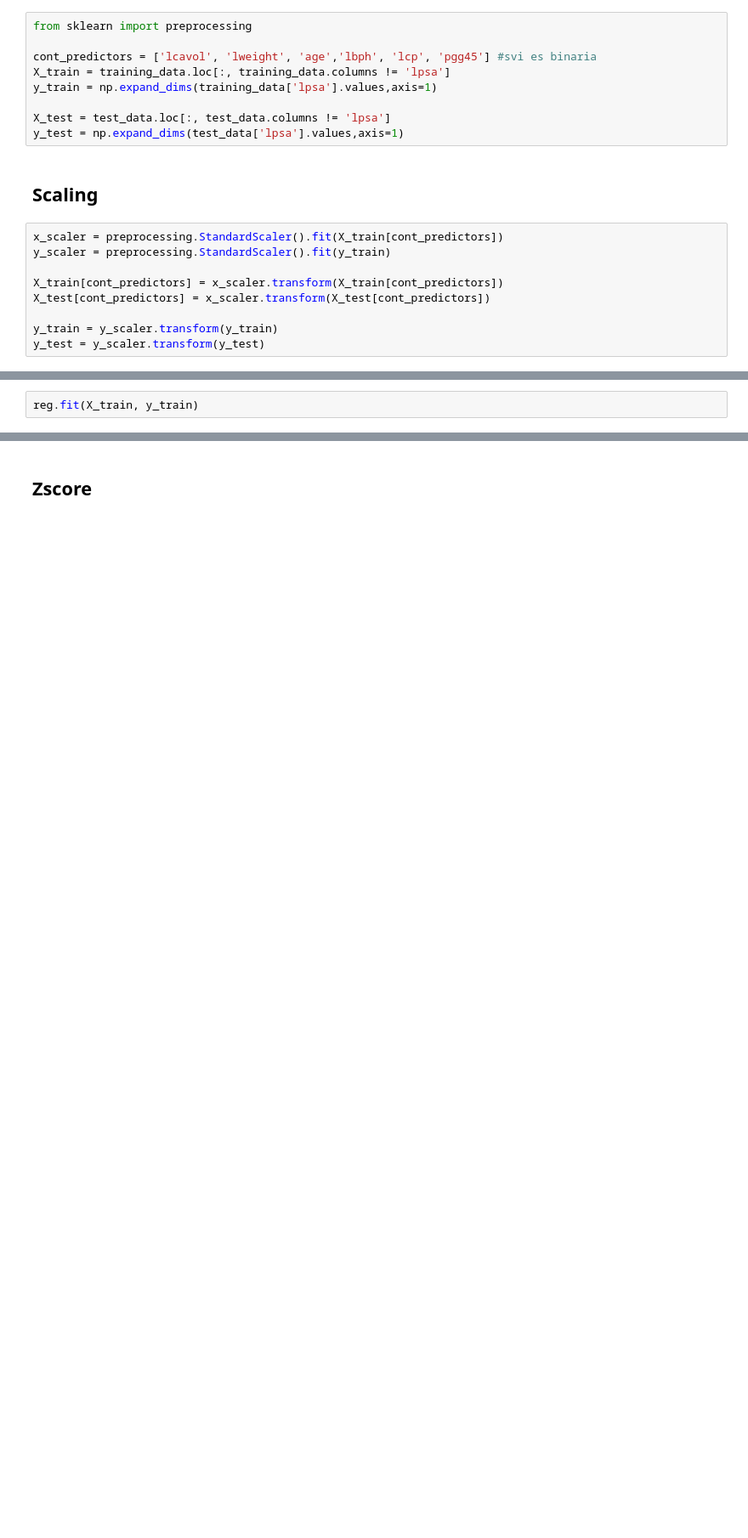
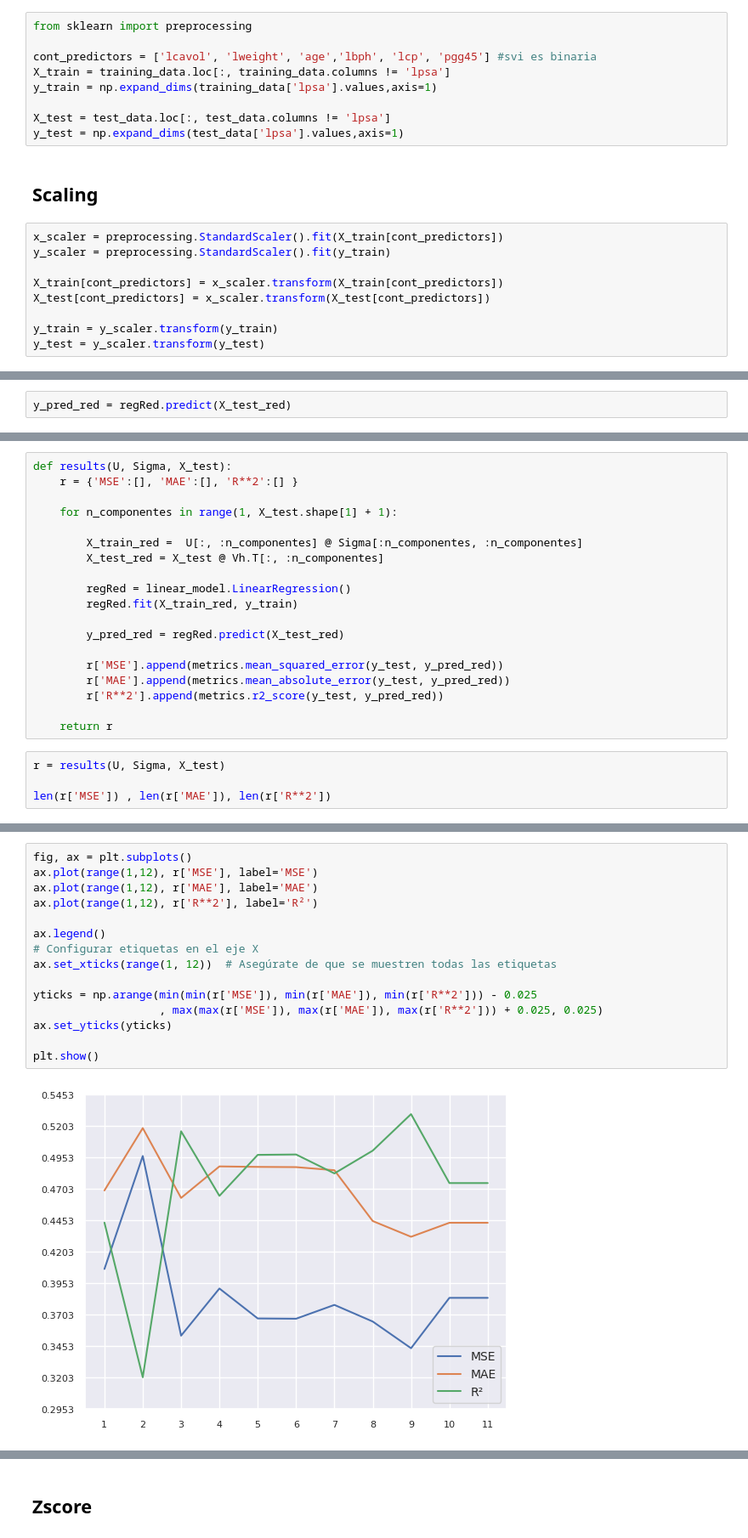
Before and after one commit to GabrielVenegas622/Shinny-Broccoli-Workspace, a Jupyter notebook: ProstateCancerModel/Tarea_ML_Prostate_Regresion.ipynb, the cells around one changed output, grey strips where cells are left out. Shown at 85% size. Drawn from its saved outputs; the diff is of its cells as text; blank space fills up the shorter version.

```diff
--- a/ProstateCancerModel/Tarea_ML_Prostate_Regresion.ipynb
+++ b/ProstateCancerModel/Tarea_ML_Prostate_Regresion.ipynb
@@ -202 +302,3 @@ y_test = y_scaler.transform(y_test)
+# %%
+y_pred_red = regRed.predict(X_test_red)
 # %% [markdown]
@@ -207,2 +305,0 @@ reg = linear_model.LinearRegression()   #mae de test
-# %%
-reg.fit(X_train, y_train)
@@ -228,0 +306,23 @@ sklearn.metrics.mean_absolute_error(y_test, y_pred), sklearn.metrics.r2_score(y_
+# %%
+def results(U, Sigma, X_test):
+    r = {'MSE':[], 'MAE':[], 'R**2':[] }
+
+    for n_componentes in range(1, X_test.shape[1] + 1):
+
+        X_train_red =  U[:, :n_componentes] @ Sigma[:n_componentes, :n_componentes]
+        X_test_red = X_test @ Vh.T[:, :n_componentes]
+
+        regRed = linear_model.LinearRegression()
+        regRed.fit(X_train_red, y_train)
+
+        y_pred_red = regRed.predict(X_test_red)
+
+        r['MSE'].append(metrics.mean_squared_error(y_test, y_pred_red))
+        r['MAE'].append(metrics.mean_absolute_error(y_test, y_pred_red))
+        r['R**2'].append(metrics.r2_score(y_test, y_pred_red))
+
+    return r
+# %%
+r = results(U, Sigma, X_test)
+
+len(r['MSE']) , len(r['MAE']), len(r['R**2'])
@@ -228,0 +331,17 @@ sklearn.metrics.mean_absolute_error(y_test, y_pred), sklearn.metrics.r2_score(y_
+# %%
+fig, ax = plt.subplots()
+ax.plot(range(1,12), r['MSE'], label='MSE')
+ax.plot(range(1,12), r['MAE'], label='MAE')
+ax.plot(range(1,12), r['R**2'], label='R²')
+
+ax.legend()
+# Configurar etiquetas en el eje X
+ax.set_xticks(range(1, 12))  # Asegúrate de que se muestren todas las etiquetas
+
+yticks = np.arange(min(min(r['MSE']), min(r['MAE']), min(r['R**2'])) - 0.025
+                   , max(max(r['MSE']), max(r['MAE']), max(r['R**2'])) + 0.025, 0.025)
+ax.set_yticks(yticks)
+
+plt.show()
+# %% [output]
+[figure, added]
```
Also changed, not shown: parts of 41 cells of this notebook, 1 other file.
